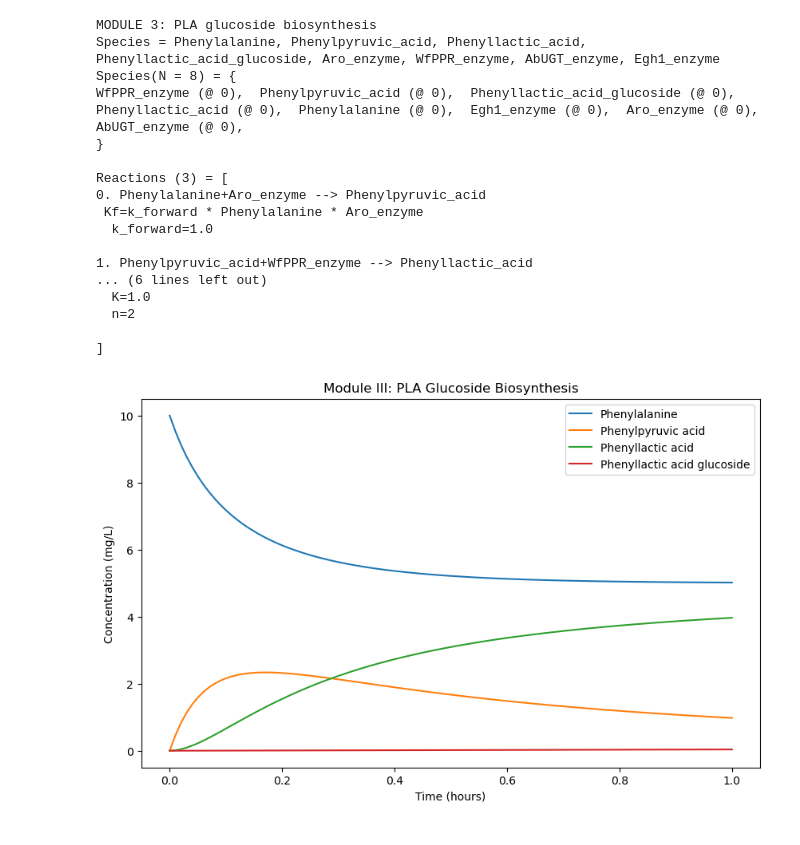
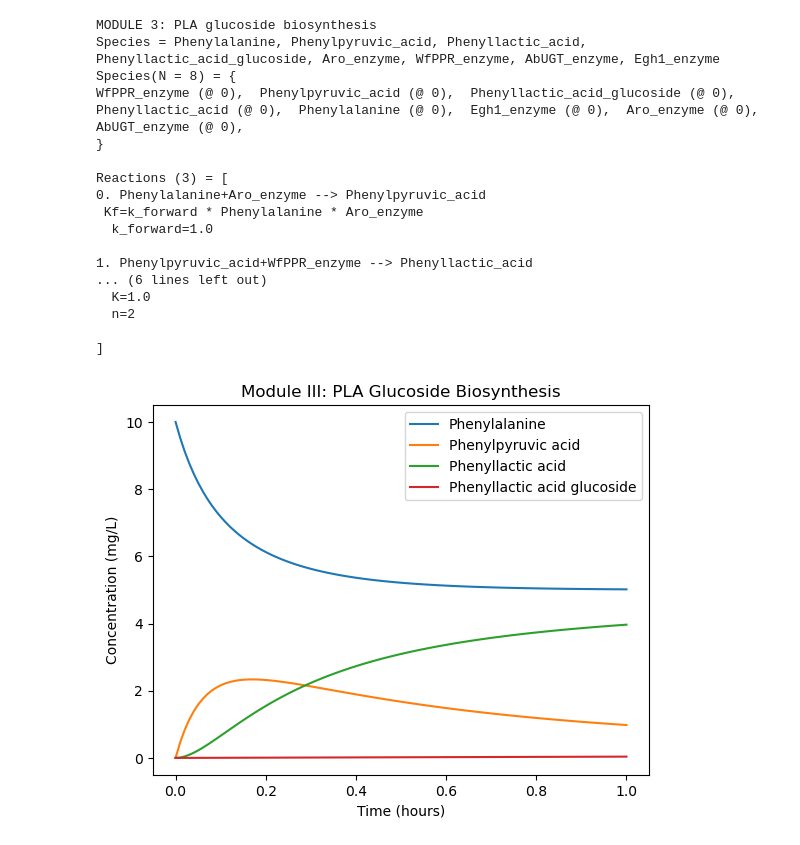
Before and after one commit to Padme13/CORE2025, a Jupyter notebook: Modules in order.ipynb, the cells around one changed output. Drawn from its saved outputs; the diff is of its cells as text; code cells hidden in the pictures.

```diff
--- a/Modules in order.ipynb
+++ b/Modules in order.ipynb
@@ -1,3 +1,13 @@
+# %%
+from biocrnpyler import Compartment
+
+cytosol = Compartment("cytosol")
+peroxisome = Compartment("peroxisome")
+ER = Compartment ("ER")
+
+#Size
+cytosol = Compartment("cytosol", spatial_dimensions=3, size=1.0, initial_volume=1.0)
+ER = Compartment("ER", spatial_dimensions=3, size=1.0, initial_volume=1.0)
 # %%
 # Module 1: Putrescine Biosynthesis Pathway
 # This module describes the biosynthesis of putrescine from glutamic acid through multiple biochemical routes
@@ -260,5 +451,6 @@ Reactions = [
 # %%
 #Module III: PLA glucoside biosynthesis
+
 from biocrnpyler import *
 
 # Define species
@@ -281,26 +473,28 @@ k3 = 1.0
 
 # Reactions
 #Phenylalanine → Phenylpyruvic acid via Aro8 / Aro9
-R1 = Reaction.from_massaction([Phe, Aro], [PPA], k_forward =k1)
+R1_module3 = Reaction.from_massaction([Phe, Aro], [PPA], k_forward =k1)
 #Phenylpyruvic acid → Phenyllactic acid (PLA) via WfPPR
-R2 = Reaction.from_massaction([PPA, WfPPR], [PLA], k_forward = k2)
+R2_module3 = Reaction.from_massaction([PPA, WfPPR], [PLA], k_forward = k2)
 #Phenyllactic acid → Phenyllactic acid glucoside (PLA_glucoside) via AbUGT
-R3 = Reaction.from_massaction([PLA, AbUGT], [PLA_glucoside], k_forward = k3)
+R3_module3 = Reaction.from_massaction([PLA, AbUGT], [PLA_glucoside], k_forward = k3)
 # PLA glucosylation inhibited by Egh1
 hill_neg = HillNegative(k=1.0, s1=Egh1, K=1.0, n=2)
-R3 = Reaction([PLA, AbUGT], [PLA_glucoside], propensity_type=hill_neg)
+R3_module3 = Reaction([PLA, AbUGT], [PLA_glucoside], propensity_type=hill_neg)
 
 
 
 # Build CRN
 species = [Phe, PPA, PLA, PLA_glucoside, Aro, WfPPR, AbUGT, Egh1]
-reactions = [R1, R2, R3]
+reactions = [R1_module3, R2_module3, R3_module3]
 
 CRN = ChemicalReactionNetwork(species=species, reactions=reactions)
 print ("MODULE 3: PLA glucoside biosynthesis")
 print("Species = " + ", ".join([str(s) for s in CRN.species]))
 print(CRN.pretty_print(show_materials = True, show_rates = True, show_attributes = True))
-CRN.write_sbml_file("Module_2.xml")
+
+#Save CRN
+CRN.write_sbml_file("Module3.xml")
 
 # Simulate and plot
 try:
@@ -313,7 +507,7 @@ try:
         "Phenylalanine": 10,
         "Phenylpyruvic_acid": 0,
         "Phenyllactic_acid": 0,
-        "PLA_glucoside": 0,
+        "Phenyllactic_acid_glucoside": 0,
         "Aro_enzyme": 5,
         "WfPPR_enzyme": 5,
         "AbUGT_enzyme": 5,
@@ -323,37 +517,36 @@ try:
     # Run the simulation
     R = CRN.simulate_with_bioscrape_via_sbml(timepoints=timepoints, initial_condition_dict=x0)
     # Plot results
-    plt.figure(figsize=(10, 6))
     plt.plot(R['time'], R["Phenylalanine"], label="Phenylalanine")
     plt.plot(R['time'], R["Phenylpyruvic_acid"], label="Phenylpyruvic acid")
     plt.plot(R['time'], R["Phenyllactic_acid"], label="Phenyllactic acid")
     plt.plot(R['time'], R["Phenyllactic_acid_glucoside"], label="Phenyllactic acid glucoside")
     plt.legend()
     plt.xlabel("Time (hours)")
     plt.ylabel("Concentration (mg/L)")
     plt.title("Module III: PLA Glucoside Biosynthesis")
 
 except ModuleNotFoundError:
     print("Plotting Modules not installed.")
 # %% [output]
 MODULE 3: PLA glucoside biosynthesis
 Species = Phenylalanine, Phenylpyruvic_acid, Phenyllactic_acid, Phenyllactic_acid_glucoside, Aro_enzyme, WfPPR_enzyme, AbUGT_enzyme, Egh1_enzyme
 Species(N = 8) = {
 WfPPR_enzyme (@ 0),  Phenylpyruvic_acid (@ 0),  Phenyllactic_acid_glucoside (@ 0),  Phenyllactic_acid (@ 0),  Phenylalanine (@ 0),  Egh1_enzyme (@ 0),  Aro_enzyme (@ 0),  AbUGT_enzyme (@ 0),
 }
 
 Reactions (3) = [
 0. Phenylalanine+Aro_enzyme --> Phenylpyruvic_acid
  Kf=k_forward * Phenylalanine * Aro_enzyme
   k_forward=1.0
 
 1. Phenylpyruvic_acid+WfPPR_enzyme --> Phenyllactic_acid
 ... (6 lines left out)
   K=1.0
   n=2
 
 ]
-[figure, old version]
+[figure, new version]
 # %%
 # Module V: TA scaffold biosynthesis
 
```
Also changed, not shown: parts of 7 cells of this notebook.
